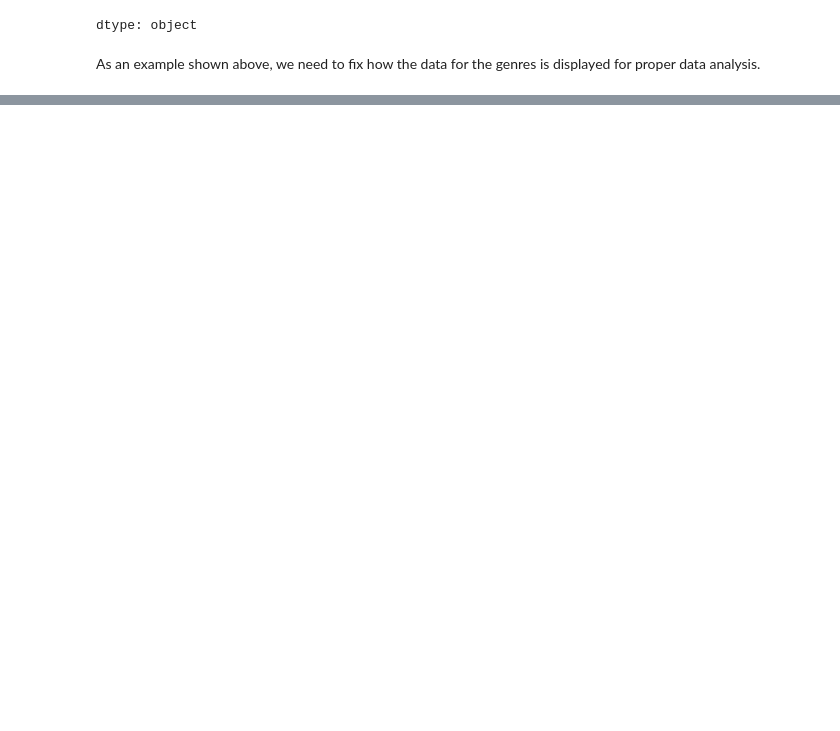
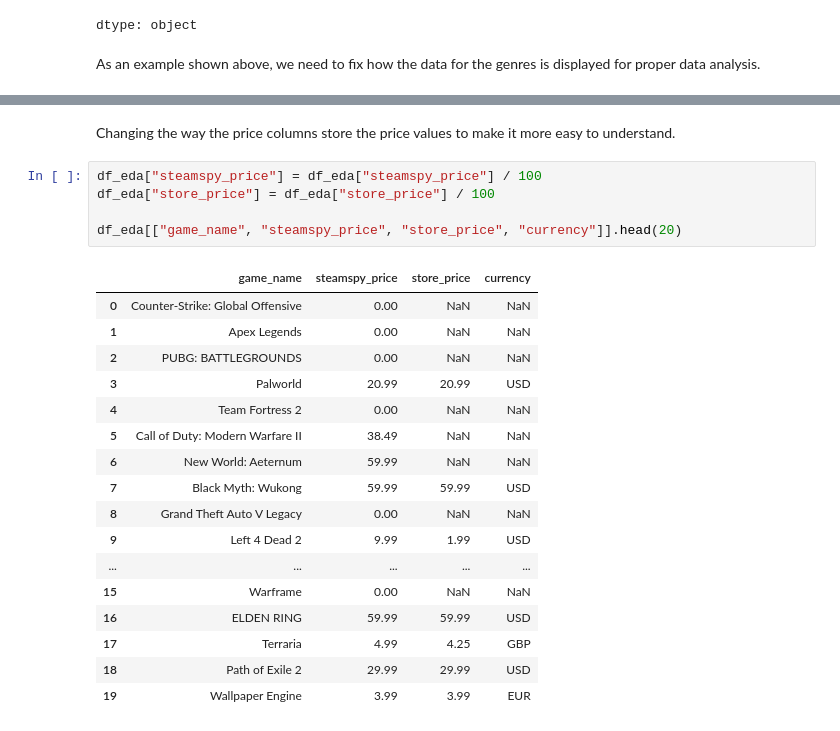
Before and after one commit to jxvoy23/csc366-steam-analysis, a Jupyter notebook: Steam_EDA.ipynb, the cells around one changed output, grey strips where cells are left out. Saved outputs shown, nothing was run; the diff lists cells and outputs as text; blank space fills up the shorter version.

```diff
--- a/Steam_EDA.ipynb
+++ b/Steam_EDA.ipynb
@@ -161,0 +280,25 @@ dtype: object
+# %% [markdown]
+Changing the way the price columns store the price values to make it more easy to understand.
+# %%
+df_eda["steamspy_price"] = df_eda["steamspy_price"] / 100
+df_eda["store_price"] = df_eda["store_price"] / 100
+
+df_eda[["game_name", "steamspy_price", "store_price", "currency"]].head(20)
+# %% [output]
+|  | game_name | steamspy_price | store_price | currency |
+| 0 | Counter-Strike: Global Offensive | 0.00 | NaN | NaN |
+| 1 | Apex Legends | 0.00 | NaN | NaN |
+| 2 | PUBG: BATTLEGROUNDS | 0.00 | NaN | NaN |
+| 3 | Palworld | 20.99 | 20.99 | USD |
+| 4 | Team Fortress 2 | 0.00 | NaN | NaN |
+| 5 | Call of Duty: Modern Warfare II | 38.49 | NaN | NaN |
+| 6 | New World: Aeternum | 59.99 | NaN | NaN |
+| 7 | Black Myth: Wukong | 59.99 | 59.99 | USD |
+| 8 | Grand Theft Auto V Legacy | 0.00 | NaN | NaN |
+| 9 | Left 4 Dead 2 | 9.99 | 1.99 | USD |
+| ... | ... | ... | ... | ... |
+| 15 | Warframe | 0.00 | NaN | NaN |
+| 16 | ELDEN RING | 59.99 | 59.99 | USD |
+| 17 | Terraria | 4.99 | 4.25 | GBP |
+| 18 | Path of Exile 2 | 29.99 | 29.99 | USD |
+| 19 | Wallpaper Engine | 3.99 | 3.99 | EUR |
```
Also changed, not shown: parts of 20 cells of this notebook.
